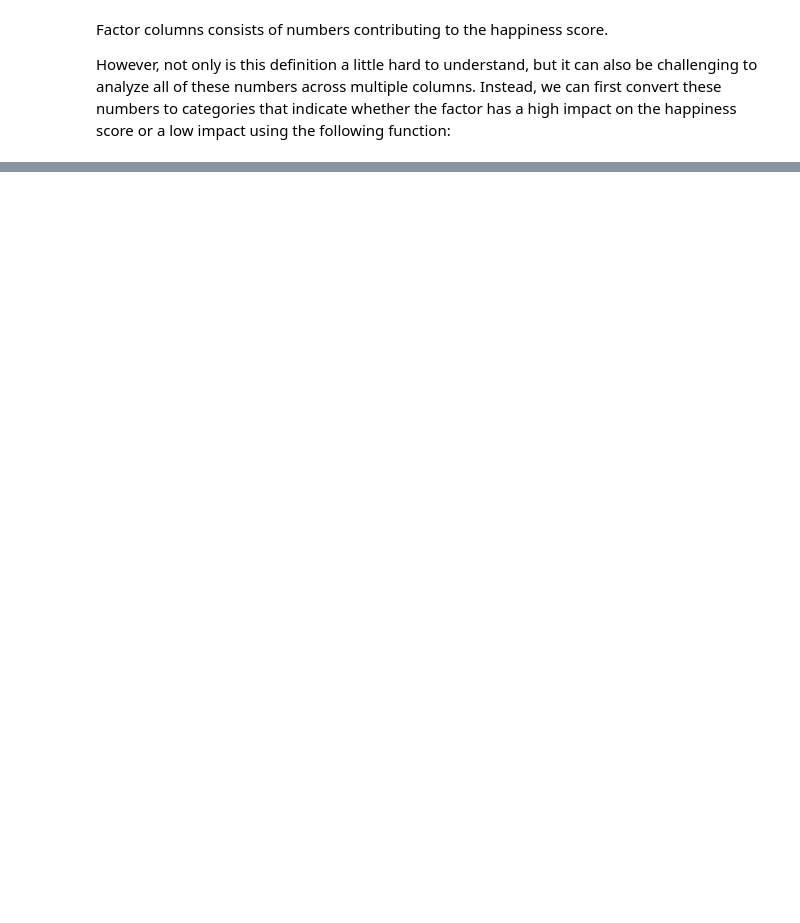
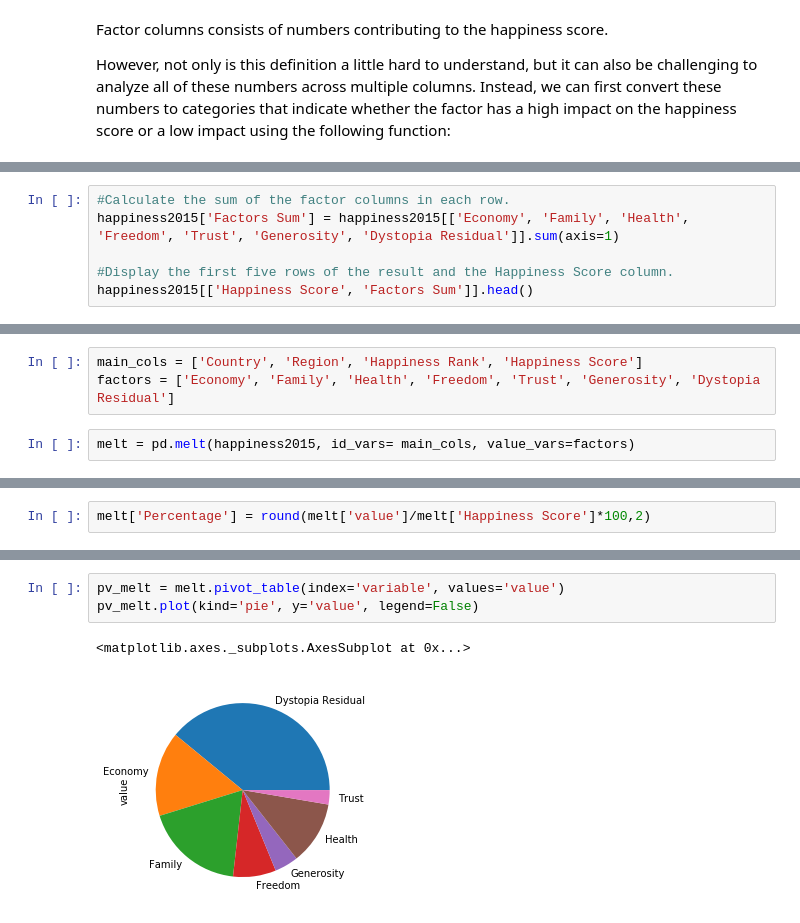
Before and after one commit to rhnyewale/Data-Cleaning-and-Analysis, a Jupyter notebook: Transforming Data with Pandas.ipynb, the cells around one changed output, grey strips where cells are left out. Drawn from its saved outputs; the diff is of its cells as text; blank space fills up the shorter version.

```diff
--- a/Transforming Data with Pandas.ipynb
+++ b/Transforming Data with Pandas.ipynb
@@ -79,0 +184,6 @@ Both methods above apply a function element-wise to a column. When we say elemen
+# %%
+#Calculate the sum of the factor columns in each row.
+happiness2015['Factors Sum'] = happiness2015[['Economy', 'Family', 'Health', 'Freedom', 'Trust', 'Generosity', 'Dystopia Residual']].sum(axis=1)
+
+#Display the first five rows of the result and the Happiness Score column.
+happiness2015[['Happiness Score', 'Factors Sum']].head()
@@ -79,0 +222,5 @@ Both methods above apply a function element-wise to a column. When we say elemen
+# %%
+main_cols = ['Country', 'Region', 'Happiness Rank', 'Happiness Score']
+factors = ['Economy', 'Family', 'Health', 'Freedom', 'Trust', 'Generosity', 'Dystopia Residual']
+# %%
+melt = pd.melt(happiness2015, id_vars= main_cols, value_vars=factors)
@@ -79,0 +236,2 @@ Both methods above apply a function element-wise to a column. When we say elemen
+# %%
+melt['Percentage'] = round(melt['value']/melt['Happiness Score']*100,2)
@@ -79,0 +252,6 @@ Both methods above apply a function element-wise to a column. When we say elemen
+# %%
+pv_melt = melt.pivot_table(index='variable', values='value')
+pv_melt.plot(kind='pie', y='value', legend=False)
+# %% [output]
+<matplotlib.axes._subplots.AxesSubplot at 0x...>
+[figure, added]
```
Also changed, not shown: parts of 40 cells of this notebook.
